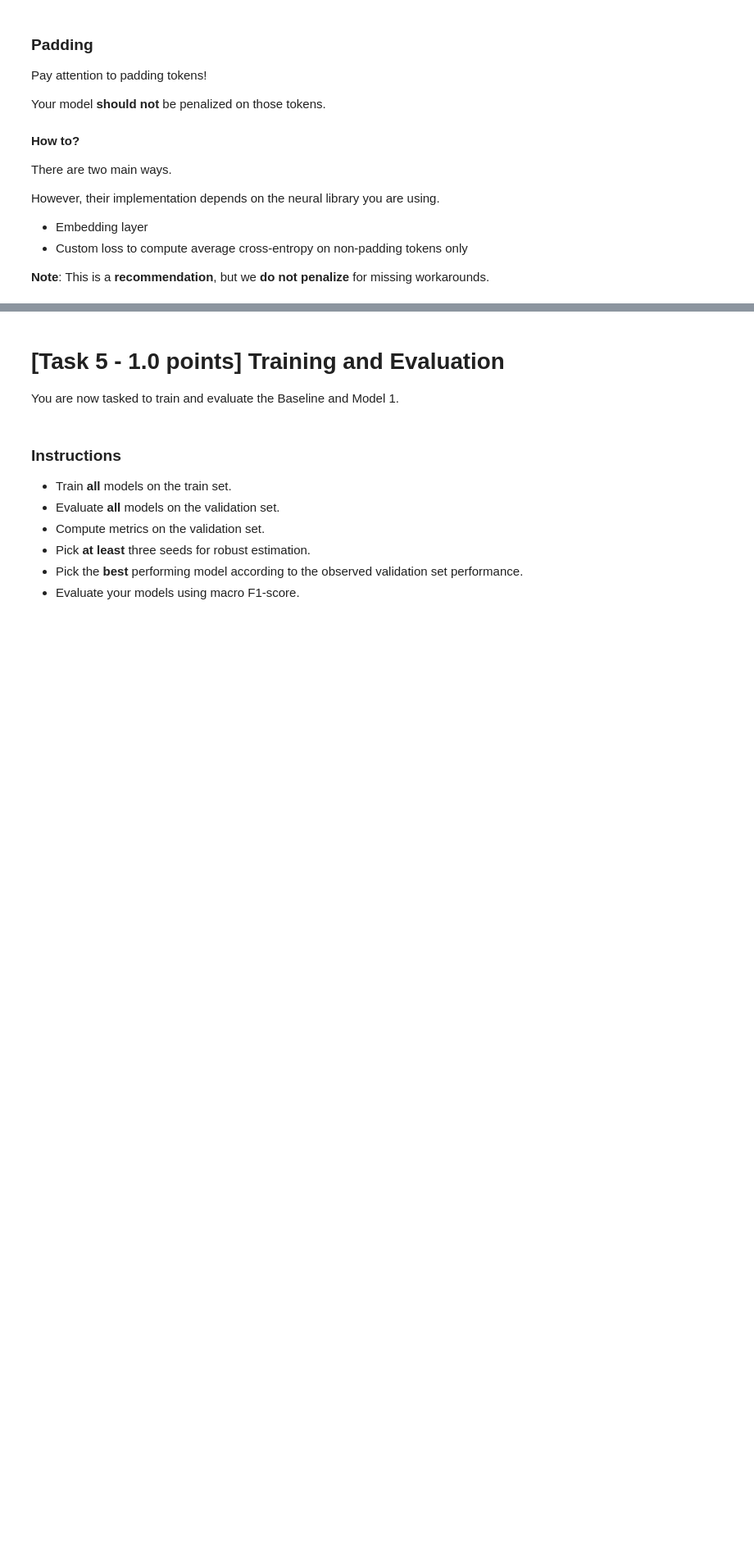
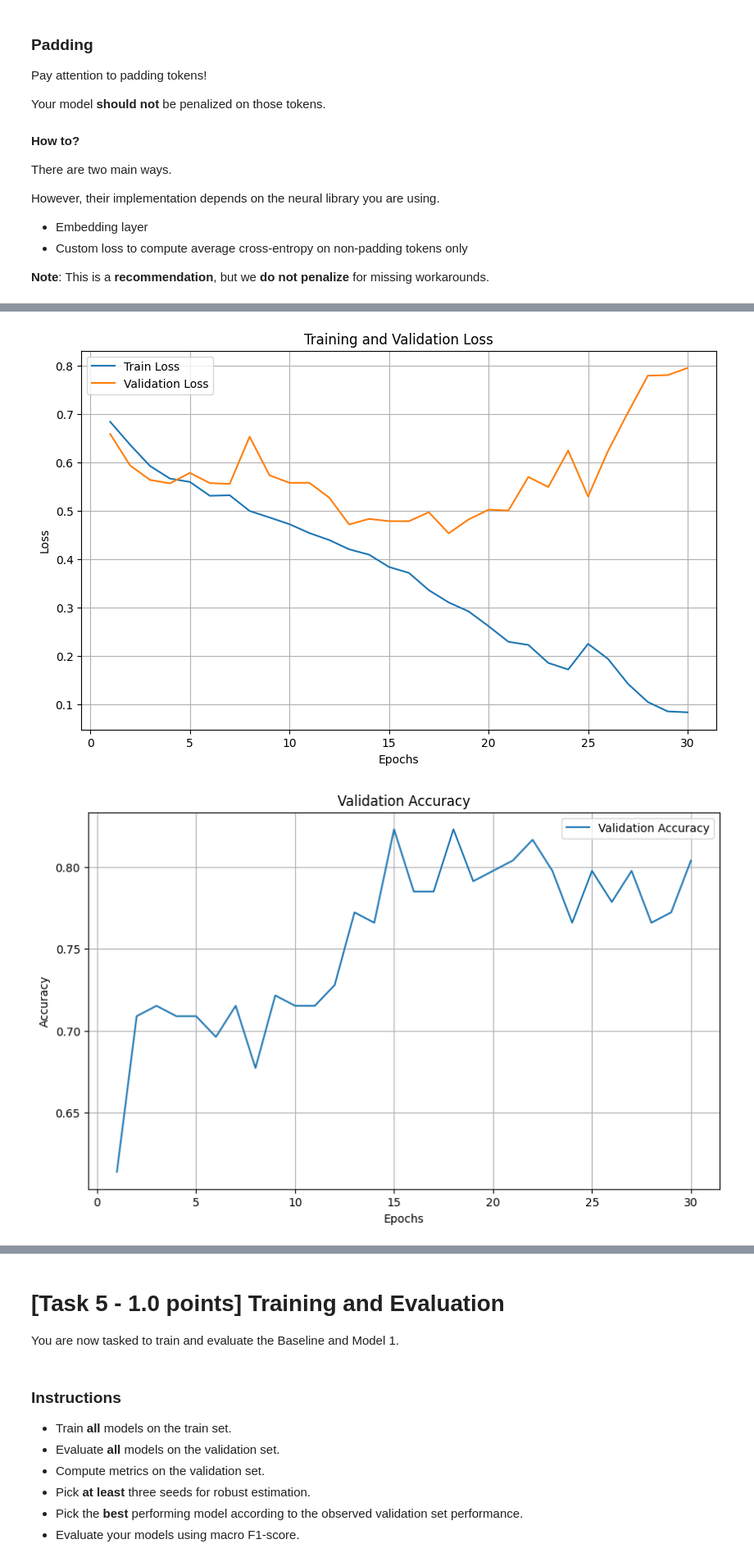
Before and after one commit to kazemihabib/nlp_assignment_1, a Jupyter notebook: Assignment1-2425.ipynb, the cells around one changed output, grey strips where cells are left out. Shown at 82% size. Saved outputs shown, nothing was run; the diff lists cells and outputs as text; code cells hidden in the pictures; blank space fills up the shorter version.

```diff
--- a/Assignment1-2425.ipynb
+++ b/Assignment1-2425.ipynb
@@ -453,0 +500,2 @@ However, their implementation depends on the neural library you are using.
+# %%
+device = torch.device('cuda' if torch.cuda.is_available() else 'cpu')
@@ -453,0 +759,18 @@ However, their implementation depends on the neural library you are using.
+# %%
+# === TRAINING LOOP FULL DATA ===
+num_epochs = 20
+total_epochs = num_epochs + epochs_so_far
+for epoch in range(epochs_so_far, total_epochs):
+    # Train on small dataset for overfitting
+    train_loss = train(baseline_model, train_loader, optimizer, criterion, device)
+    val_loss, val_accuracy = evaluate(baseline_model, val_loader, criterion, device)
+    epochs_so_far = epoch
+
+    # Append metrics to lists
+    train_losses.append(train_loss)
+    val_losses.append(val_loss)
+    val_accuracies.append(val_accuracy)
+
+    print(f"Epoch {epoch+1}/{total_epochs}")
+    print(f"Train Loss: {train_loss:.4f}")
+    print(f"Validation Loss: {val_loss:.4f}, Validation Accuracy: {val_accuracy:.4f}")
@@ -453,0 +795,26 @@ However, their implementation depends on the neural library you are using.
+# %%
+import matplotlib.pyplot as plt
+
+# Plot Training and Validation Loss
+plt.figure(figsize=(10, 6))
+plt.plot(range(1, len(train_losses) + 1), train_losses, label='Train Loss')
+plt.plot(range(1, len(val_losses) + 1), val_losses, label='Validation Loss')
+plt.xlabel('Epochs')
+plt.ylabel('Loss')
+plt.title('Training and Validation Loss')
+plt.legend()
+plt.grid(True)
+plt.show()
+
+# Plot Validation Accuracy
+plt.figure(figsize=(10, 6))
+plt.plot(range(1, len(val_accuracies) + 1), val_accuracies, label='Validation Accuracy')
+plt.xlabel('Epochs')
+plt.ylabel('Accuracy')
+plt.title('Validation Accuracy')
+plt.legend()
+plt.grid(True)
+plt.show()
+# %% [output]
+[figure, added]
+[figure, added]
```
Also changed, not shown: parts of 17 cells of this notebook.
